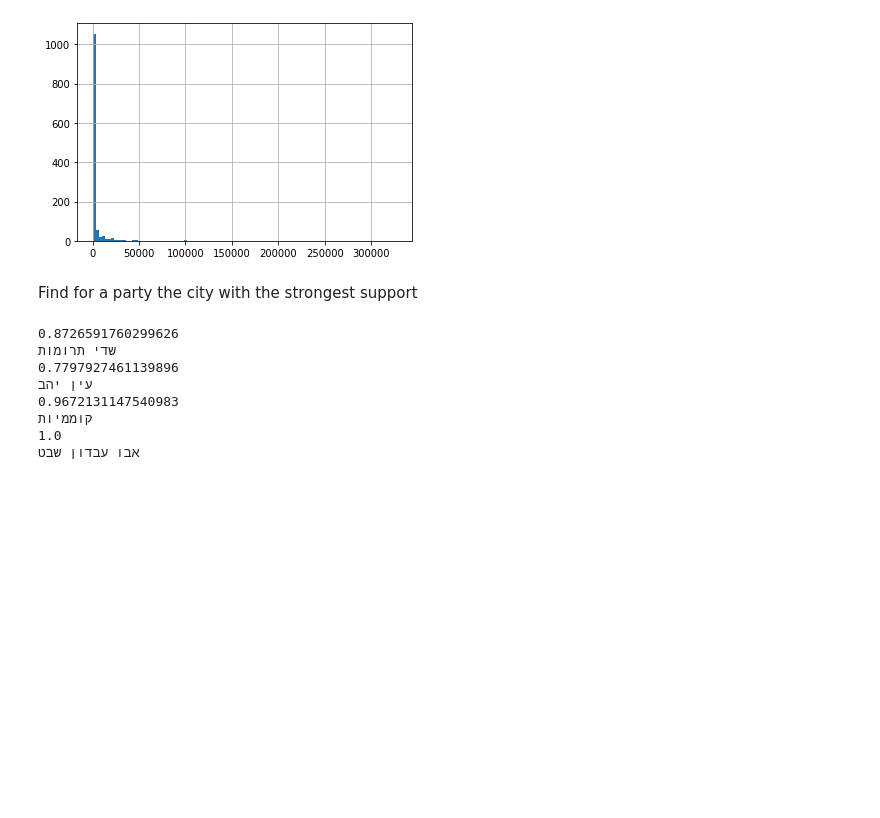
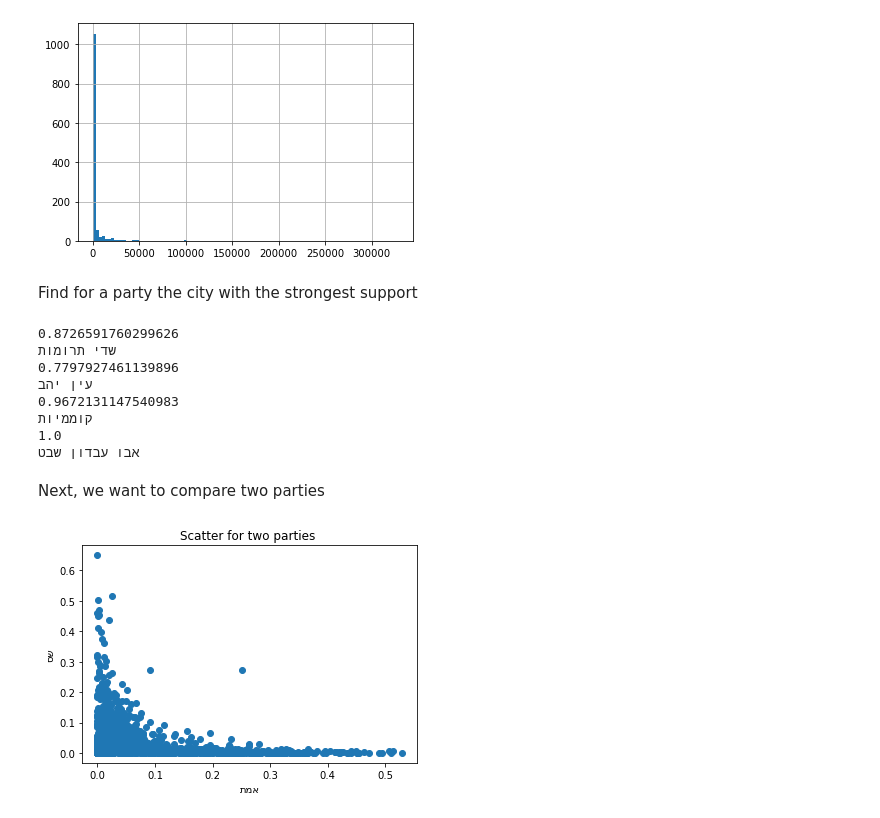
Before and after one commit to orzuk/ElectionsDataAnalysis, a Jupyter notebook: ReadElectionData.ipynb, the cells around one changed output. Saved outputs shown, nothing was run; the diff lists cells and outputs as text; code cells hidden in the pictures; blank space fills up the shorter version.

```diff
--- a/ReadElectionData.ipynb
+++ b/ReadElectionData.ipynb
@@ -246,3 +263,21 @@ find_top_city(df_2020, 'ודעם')
 קוממיות
 1.0
 אבו עבדון שבט
+# %% [markdown]
+Next, we want to compare two parties
+# %%
+# Show party votes for two parties
+def two_parties_scatter(df, party1, party2):
+    votes_per_city = df.sum(axis=1)
+    party_share1 = df[party1] / votes_per_city
+    party_share2 = df[party2] / votes_per_city
+
+    plt.scatter(party_share1, party_share2)  # Here draw circles with area proportional to city size
+    plt.xlabel(party1[::-1])
+    plt.ylabel(party2[::-1])
+    plt.title('Scatter for two parties ' )
+    plt.show()
+# %%
+two_parties_scatter(df_2020, "אמת", "שס")
+# %% [output]
+[figure, added]
```
Also changed, not shown: parts of 23 cells of this notebook.
